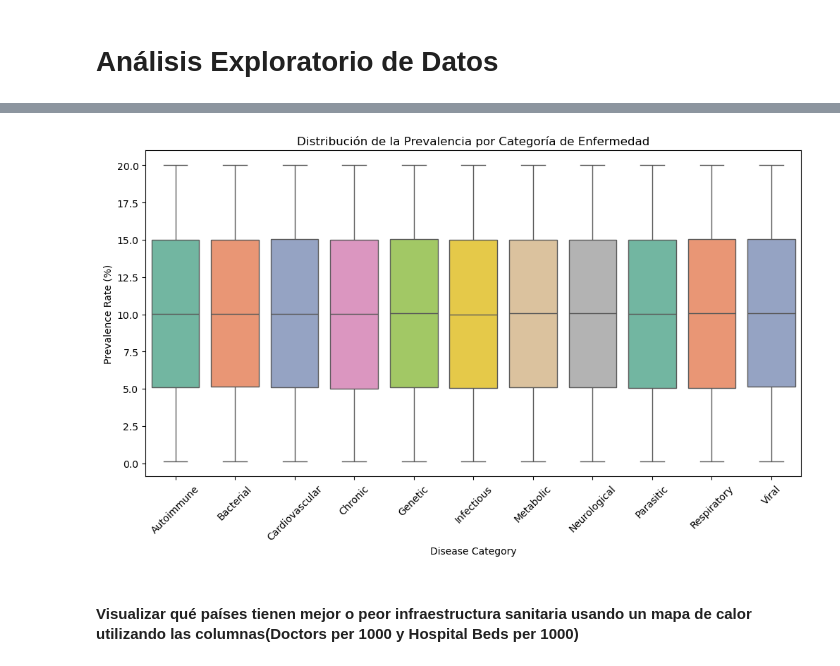
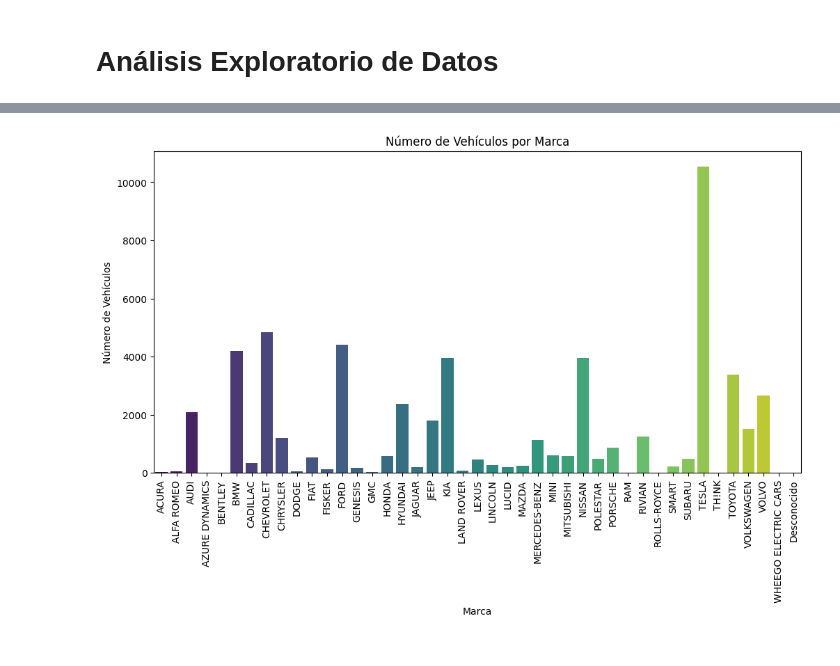
Before and after one commit to FelicianoRN01/PIA, a Jupyter notebook: Proyecto_Analisis/notebook_proyecto.ipynb, the cells around one changed output, grey strips where cells are left out. Drawn from its saved outputs; the diff is of its cells as text; code cells hidden in the pictures.

```diff
--- a/Proyecto_Analisis/notebook_proyecto.ipynb
+++ b/Proyecto_Analisis/notebook_proyecto.ipynb
@@ -74,6 +80,6 @@ Este conjunto de datos puede ser utilizado para:
 # %%
 # Eliminar las columnas especificadas
-columnas_a_eliminar = ['Disease Name', 'Population Affected', 'Average Treatment Cost (USD)', 'Improvement in 5 Years (%)', 'Education Index', 'Urbanization Rate (%)']
+columnas_a_eliminar = ['VIN (1-10)', 'DOL Vehicle ID', '2020 Census Tract', 'CAFV','Postal Code','Legislative District','Base MSRP', 'Electric Utility']
 df.drop(columns=columnas_a_eliminar, inplace=True)
 
 # Verificar los cambios
@@ -262,5 +204,5 @@ memory usage: 122.1+ MB
 # %%
 # Convertir columnas a categórias
-categorical_columns = ['Age Group', 'Gender', 'Availability of Vaccines/Treatment', 'Disease Category']
+categorical_columns = ['County','City','State','Make','Model','E.V_Type','Vehicle Location']
 for col in categorical_columns:
     df[col] = df[col].astype('category')
@@ -305 +249,8 @@ df.describe(include=['object'])
+# %%
+# Agregar la categoría "Desconocido" a las columnas categóricas
+for col in categorical_columns:
+	df[col] = df[col].cat.add_categories("Desconocido")
+
+# Rellenar valores faltantes con "Desconocido"
+df.fillna("Desconocido", inplace=True)
 # %% [markdown]
@@ -418,0 +358,5 @@ dtype: object
+# %%
+df = df[df['Model Year'] <= 2024]
+
+# Verificar los cambios
+print(df['Model Year'].describe())
@@ -423,10 +393,10 @@ dtype: object
 # %%
-plt.figure(figsize=(12, 6))
-sns.boxplot(data=df, x="Disease Category", y="Prevalence Rate (%)", palette="Set2")
-plt.title("Distribución de la Prevalencia por Categoría de Enfermedad")
-plt.xticks(rotation=45)
+plt.figure(figsize=(12,6))
+sns.countplot(data=df, x='Make', palette='viridis')
+plt.title('Número de Vehículos por Marca')
+plt.xlabel('Marca')
+plt.ylabel('Número de Vehículos')
+plt.xticks(rotation=90)
 plt.show()
 # %% [output]
-[figure, old version]
+[figure, new version]
-# %% [markdown]
-#### Visualizar qué países tienen mejor o peor infraestructura sanitaria usando un mapa de calor utilizando las columnas(Doctors per 1000 y Hospital Beds per 1000)
```
Also changed, not shown: parts of 74 cells of this notebook, 1 other file.
